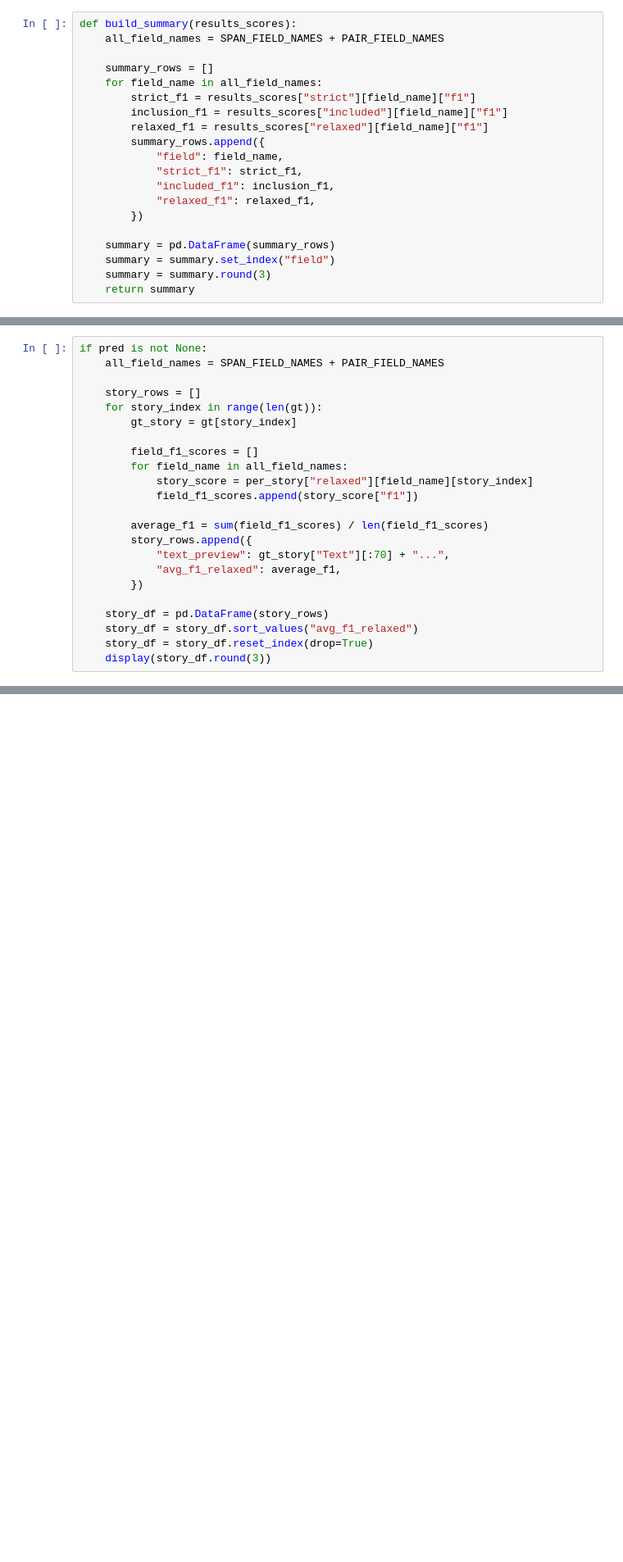
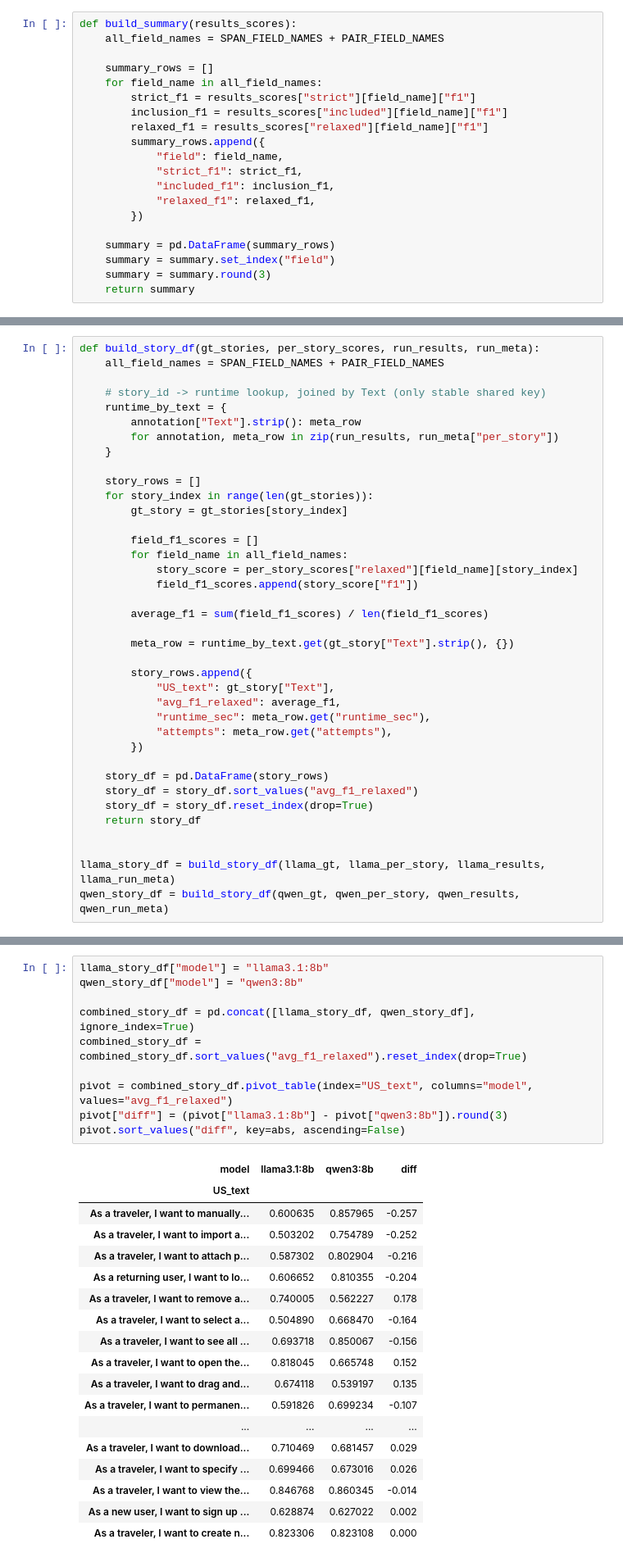
Before and after one commit to Hanh3103/BA_USDependency, a Jupyter notebook: eval_with_colab/annotation/evaluation_framework_annotation.ipynb, the cells around one changed output, grey strips where cells are left out. Shown at 82% size. Drawn from its saved outputs; the diff is of its cells as text; blank space fills up the shorter version.

```diff
--- a/eval_with_colab/annotation/evaluation_framework_annotation.ipynb
+++ b/eval_with_colab/annotation/evaluation_framework_annotation.ipynb
@@ -834,23 +879,38 @@ plot_model_comparison(llama_summary, qwen_summary, mode_column="relaxed_f1")
 # %%
-if pred is not None:
+def build_story_df(gt_stories, per_story_scores, run_results, run_meta):
     all_field_names = SPAN_FIELD_NAMES + PAIR_FIELD_NAMES
 
+    # story_id -> runtime lookup, joined by Text (only stable shared key)
+    runtime_by_text = {
+        annotation["Text"].strip(): meta_row
+        for annotation, meta_row in zip(run_results, run_meta["per_story"])
+    }
+
     story_rows = []
-    for story_index in range(len(gt)):
-        gt_story = gt[story_index]
+    for story_index in range(len(gt_stories)):
+        gt_story = gt_stories[story_index]
 
         field_f1_scores = []
         for field_name in all_field_names:
-            story_score = per_story["relaxed"][field_name][story_index]
+            story_score = per_story_scores["relaxed"][field_name][story_index]
             field_f1_scores.append(story_score["f1"])
 
         average_f1 = sum(field_f1_scores) / len(field_f1_scores)
+
+        meta_row = runtime_by_text.get(gt_story["Text"].strip(), {})
+
         story_rows.append({
-            "text_preview": gt_story["Text"][:70] + "...",
+            "US_text": gt_story["Text"],
             "avg_f1_relaxed": average_f1,
+            "runtime_sec": meta_row.get("runtime_sec"),
+            "attempts": meta_row.get("attempts"),
         })
 
     story_df = pd.DataFrame(story_rows)
     story_df = story_df.sort_values("avg_f1_relaxed")
     story_df = story_df.reset_index(drop=True)
-    display(story_df.round(3))
+    return story_df
+
+
+llama_story_df = build_story_df(llama_gt, llama_per_story, llama_results, llama_run_meta)
+qwen_story_df = build_story_df(qwen_gt, qwen_per_story, qwen_results, qwen_run_meta)
@@ -862,0 +917,29 @@ if pred is not None:
+# %%
+llama_story_df["model"] = "llama3.1:8b"
+qwen_story_df["model"] = "qwen3:8b"
+
+combined_story_df = pd.concat([llama_story_df, qwen_story_df], ignore_index=True)
+combined_story_df = combined_story_df.sort_values("avg_f1_relaxed").reset_index(drop=True)
+
+pivot = combined_story_df.pivot_table(index="US_text", columns="model", values="avg_f1_relaxed")
+pivot["diff"] = (pivot["llama3.1:8b"] - pivot["qwen3:8b"]).round(3)
+pivot.sort_values("diff", key=abs, ascending=False)
+# %% [output]
+| model | llama3.1:8b | qwen3:8b | diff |
+| US_text |  |  |  |
+| As a traveler, I want to manually... | 0.600635 | 0.857965 | -0.257 |
+| As a traveler, I want to import a... | 0.503202 | 0.754789 | -0.252 |
+| As a traveler, I want to attach p... | 0.587302 | 0.802904 | -0.216 |
+| As a returning user, I want to lo... | 0.606652 | 0.810355 | -0.204 |
+| As a traveler, I want to remove a... | 0.740005 | 0.562227 | 0.178 |
+| As a traveler, I want to select a... | 0.504890 | 0.668470 | -0.164 |
+| As a traveler, I want to see all ... | 0.693718 | 0.850067 | -0.156 |
+| As a traveler, I want to open the... | 0.818045 | 0.665748 | 0.152 |
+| As a traveler, I want to drag and... | 0.674118 | 0.539197 | 0.135 |
+| As a traveler, I want to permanen... | 0.591826 | 0.699234 | -0.107 |
+| ... | ... | ... | ... |
+| As a traveler, I want to download... | 0.710469 | 0.681457 | 0.029 |
+| As a traveler, I want to specify ... | 0.699466 | 0.673016 | 0.026 |
+| As a traveler, I want to view the... | 0.846768 | 0.860345 | -0.014 |
+| As a new user, I want to sign up ... | 0.628874 | 0.627022 | 0.002 |
+| As a traveler, I want to create n... | 0.823306 | 0.823108 | 0.000 |
```
Also changed, not shown: parts of 13 cells of this notebook.
